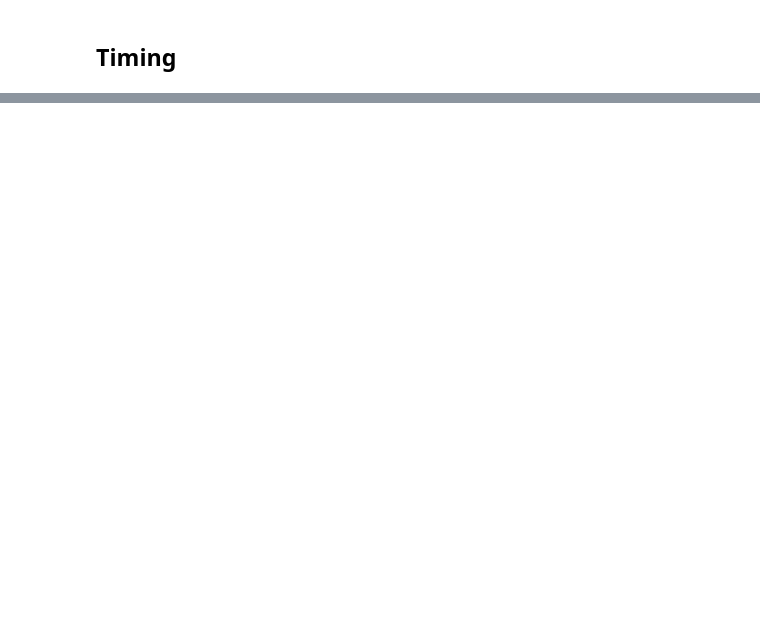
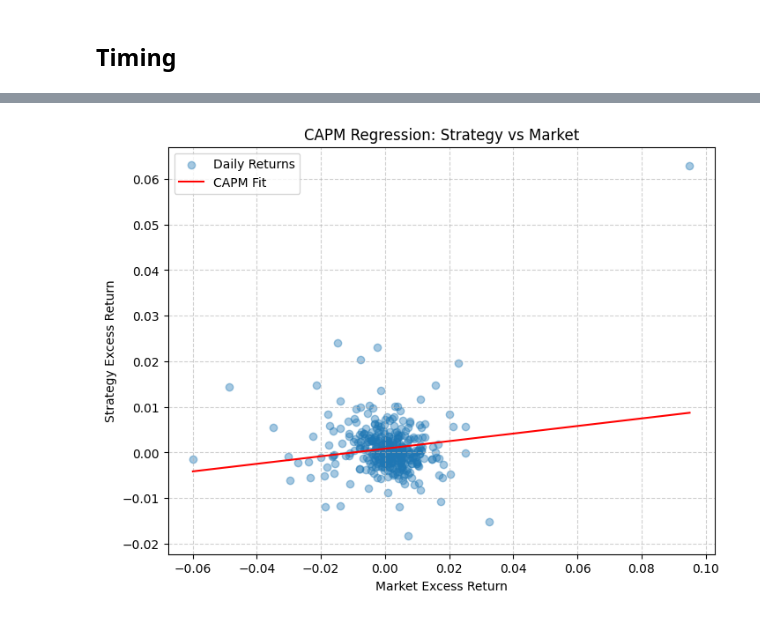
Before and after one commit to Kda648295104/CodeCrunch, a Jupyter notebook: Team_EigenFour_summarized_notebook.ipynb, the cells around one changed output, grey strips where cells are left out. Cells and saved outputs as stored; diff of their text form; code cells hidden in the pictures; blank space fills up the shorter version.

```diff
--- a/Team_EigenFour_summarized_notebook.ipynb
+++ b/Team_EigenFour_summarized_notebook.ipynb
@@ -908,0 +893,68 @@ net_cum7
+# %%
+# === 1.1 Load 10Y Treasury (risk-free rate, annualized) ===
+rf = pd.read_csv("10Y_US_Treasury.csv")
+rf.columns = [c.lower() for c in rf.columns]
+
+# expected columns like: ['date','yield'] or similar
+rf.rename(columns={'risk free rate':'rf_annual'}, inplace=True)
+rf['DATE'] = pd.to_datetime(rf['date'])
+rf.set_index('DATE', inplace=True)
+
+# Convert annualized yield (%) to decimal and then to daily rate
+rf['rf_annual'] = rf['rf_annual'] / 100.0
+rf['rf_daily'] = np.exp(rf['rf_annual'] / 252) - 1
+rf = rf[rf.index >= split_date]
+
+# === 1.2 Load S&P500 index (market benchmark) ===
+spx = pd.read_csv("spx_index.csv")
+spx.columns = [c.lower() for c in spx.columns]
+spx.rename(columns={'spx index':'spx_close'}, inplace=True)
+spx['DATE'] = pd.to_datetime(spx['date'])
+spx.set_index('DATE', inplace=True)
+spx = spx[spx.index >= split_date]
+
+# Compute daily market returns
+spx['rm'] = spx['spx_close'].pct_change()
+
+#=== 2. Align returns and risk-free rate ===
+strategy_returns = all_rets # your strategy returns series
+
+# Combine into a single DataFrame
+df = pd.concat([strategy_returns, spx['rm'], rf['rf_daily']], axis=1)
+df.columns = ['rp', 'rm', 'rf']
+df = df.ffill().dropna()
+
+# -------------------------------
+# 3. Compute excess returns
+# -------------------------------
+df['rp_excess'] = df['rp'] - df['rf']
+df['rm_excess'] = df['rm'] - df['rf']
+
+# -------------------------------
+# 4. CAPM Regression
+# -------------------------------
+X = sm.add_constant(df['rm_excess'])
+model = sm.OLS(df['rp_excess'], X).fit()
+alpha_daily, beta = model.params
+
+alpha_annual = alpha_daily * 252
+print("=== CAPM Regression Results ===")
+print(model.summary())
+print(f"\nDaily Alpha: {alpha_daily:.6f}")
+print(f"Annualized Alpha: {alpha_annual:.4%}")
+print(f"Beta: {beta:.3f}")
+
+# -------------------------------
+# 5. Visualization (optional)
+# -------------------------------
+plt.figure(figsize=(8,6))
+plt.scatter(df['rm_excess'], df['rp_excess'], alpha=0.4, label='Daily Returns')
+x_vals = np.linspace(df['rm_excess'].min(), df['rm_excess'].max(), 100)
+plt.plot(x_vals, alpha_daily + beta * x_vals, color='red', label='CAPM Fit')
+plt.title('CAPM Regression: Strategy vs Market')
+plt.xlabel('Market Excess Return')
+plt.ylabel('Strategy Excess Return')
+plt.legend()
+plt.grid(True, linestyle='--', alpha=0.6)
+plt.show()
+# %% [output]
@@ -908,0 +978 @@ net_cum7
+[figure, added]
```
Also changed, not shown: parts of 14 cells of this notebook.
